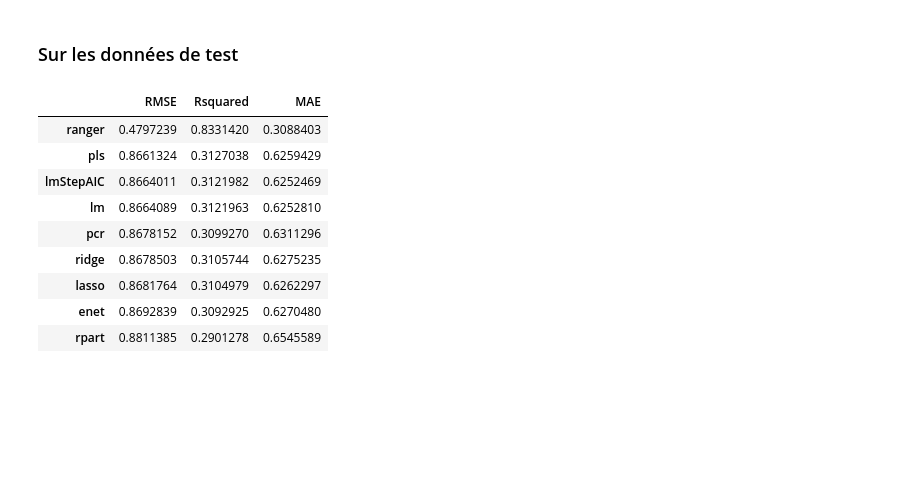
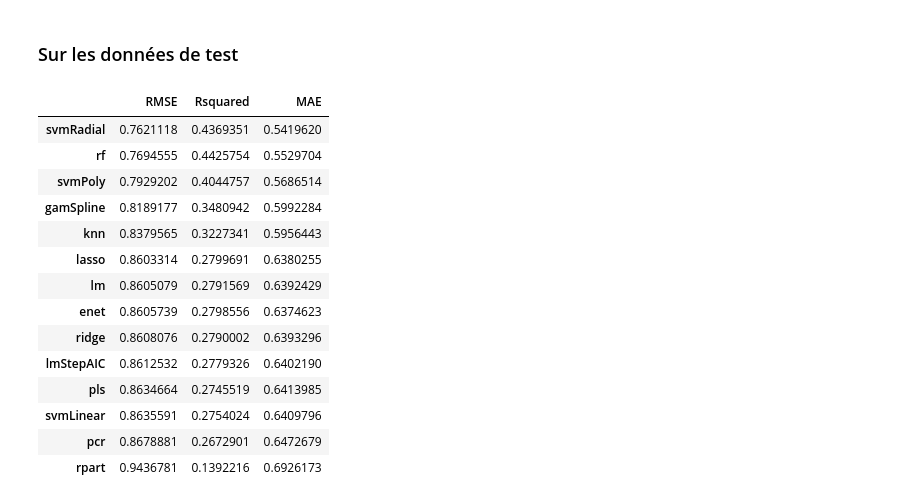
Before and after one commit to YunfeiZHAO/SY19_projet2, a Jupyter notebook: 2.regression.ipynb, the cells around one changed output. Saved outputs shown, nothing was run; the diff lists cells and outputs as text; code cells hidden in the pictures; blank space fills up the shorter version.

Commit message:
Add test results

```diff
--- a/2.regression.ipynb
+++ b/2.regression.ipynb
@@ -511,12 +418,15 @@ Elle fonctione de la façon suivante:
 
 Pour cette méthode `train`, nous utilisons une Validation Croisée à 10 plis des données _train_.
 # %%
+# Choose data
+mais = mais.pre[, -corr_cols]
+
 # Training - test split
 test.index = createDataPartition(mais$yield_anomaly, p=0.2, list=FALSE)
-mais2 = as.data.frame(scale(mais, center = TRUE, scale = TRUE))
-mais.train = mais2[-test.index,]
-mais.test = mais2[test.index,]
-cat('(', nrow(mais.train), ',', nrow(mais.test), ')', dim(mais))
+# mais.centered = as.data.frame(scale(mais, center = TRUE, scale = TRUE))
+mais.train = mais[-test.index,]
+mais.test = mais[test.index,]
+cat(paste(dim(mais), collapse=' x '), ' => train: ', nrow(mais.train), ', test: ', nrow(mais.test), sep='')
 
 # Get cross test training control
 trainingCV = trainControl(method="cv", number=10, allowParallel=TRUE)
@@ -582,0 +487,22 @@ plot(model)
+# %%
+# Try one model
+params = list(
+    df=seq(1,4, length.out = 6)
+)
+
+model = train_model('svmRadial', 1, noCV=TRUE)
+model
+# %%
+# Try multiple models
+method = 'svmRadial'
+params = 3
+
+options(repr.plot.width=10, repr.plot.height=3)
+bwplot(resamples(list(
+            norm = train_model(method, params, preProcess=c("center", "scale", "YeoJohnson")),
+            scaled = train_model(method, params, preProcess=c("center", "scale")),
+            non_scaled = train_model(method, params)
+       )),
+       scales=list(x=list(relation="free")),
+       layout = c(length(models.compare$metrics), 1))
+options(repr.plot.width=9, repr.plot.height=5)
@@ -850,6 +666,7 @@ Warning message in nominalTrainWorkflow(x = x, y = y, wts = weights, info = trai
 ### Sur l'apprentissage
 # %%
 models.compare = resamples(models.store)
+models.compare$metrics = c('RMSE') #c('RMSE', 'Rsquared', 'MAE')
 summary(models.compare)
 # %% [output]
 Call:
@@ -880,25 +700,30 @@ bwplot(models.compare, scales=list(
 ### Sur les données de test
 # %%
 # Compute results on test data by model
-models.results = list()
+models.results.test = list()
 obs = mais.test$yield_anomaly
 for (model in names(models.store)) {
     pred = predict(models.store[[model]], newdata=mais.test)
-    models.results[[model]] = postResample(pred, obs)
+    models.results.test[[model]] = postResample(pred, obs)
 }
 
 # Store results as a dataframe and sort it by RMSE
-models.results = as.data.frame(t(data.frame(models.results)))
-models.results = models.results[order(models.results$RMSE),]
-models.results
+models.results.test = as.data.frame(t(data.frame(models.results)))
+models.results.test = models.results[order(models.results$RMSE),]
+models.results.test
 # %% [output]
 |  | RMSE | Rsquared | MAE |
-| ranger | 0.4797239 | 0.8331420 | 0.3088403 |
-| pls | 0.8661324 | 0.3127038 | 0.6259429 |
-| lmStepAIC | 0.8664011 | 0.3121982 | 0.6252469 |
-| lm | 0.8664089 | 0.3121963 | 0.6252810 |
-| pcr | 0.8678152 | 0.3099270 | 0.6311296 |
-| ridge | 0.8678503 | 0.3105744 | 0.6275235 |
-| lasso | 0.8681764 | 0.3104979 | 0.6262297 |
-| enet | 0.8692839 | 0.3092925 | 0.6270480 |
-| rpart | 0.8811385 | 0.2901278 | 0.6545589 |
+| svmRadial | 0.7621118 | 0.4369351 | 0.5419620 |
+| rf | 0.7694555 | 0.4425754 | 0.5529704 |
+| svmPoly | 0.7929202 | 0.4044757 | 0.5686514 |
+| gamSpline | 0.8189177 | 0.3480942 | 0.5992284 |
+| knn | 0.8379565 | 0.3227341 | 0.5956443 |
+| lasso | 0.8603314 | 0.2799691 | 0.6380255 |
+| lm | 0.8605079 | 0.2791569 | 0.6392429 |
+| enet | 0.8605739 | 0.2798556 | 0.6374623 |
+| ridge | 0.8608076 | 0.2790002 | 0.6393296 |
+| lmStepAIC | 0.8612532 | 0.2779326 | 0.6402190 |
+| pls | 0.8634664 | 0.2745519 | 0.6413985 |
+| svmLinear | 0.8635591 | 0.2754024 | 0.6409796 |
+| pcr | 0.8678881 | 0.2672901 | 0.6472679 |
+| rpart | 0.9436781 | 0.1392216 | 0.6926173 |
```
Also changed, not shown: parts of 47 cells of this notebook.
